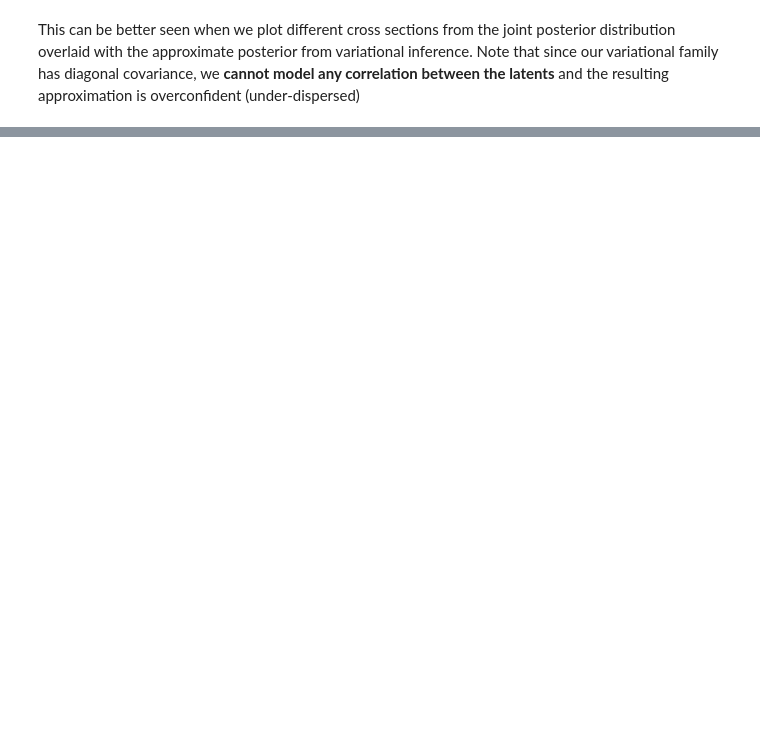
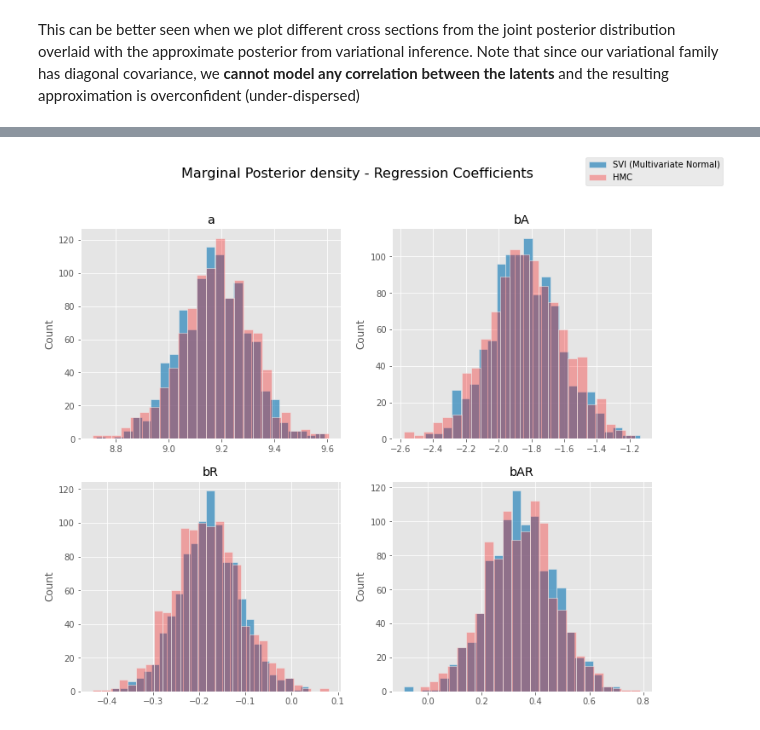
Before and after one commit to drclab/GP_VAE, a Jupyter notebook: drclab/Pyro/svi_2.ipynb, the cells around one changed output, grey strips where cells are left out. Drawn from its saved outputs; the diff is of its cells as text; code cells hidden in the pictures; blank space fills up the shorter version.

```diff
--- a/drclab/Pyro/svi_2.ipynb
+++ b/drclab/Pyro/svi_2.ipynb
@@ -523,0 +598,13 @@ This can be better seen when we plot different cross sections from the joint pos
+# %%
+svi = SVI(
+    model,
+    guide,
+    optim.Adam({"lr":.01}),
+    loss= Trace_ELBO()
+)
+# %%
+pyro.clear_param_store()
+for i in range(5000):
+    elbo = svi.step(is_cont_africa, ruggedness, log_gdp)
+    if i % 500 == 0:
+        logging.info("Elbo loss: {}".format(elbo))
@@ -523,0 +622,20 @@ This can be better seen when we plot different cross sections from the joint pos
+# %%
+predictive = Predictive(model, guide=guide, num_samples=number_samples)
+# %%
+mvn_samples = {
+    k: v.reshape(number_samples).detach().cpu().numpy()
+    for k, v in predictive(log_gdp, is_cont_africa, ruggedness).items()
+    if k != "obs"
+}
+# %%
+fig, axs = plt.subplots(nrows=2, ncols=2, figsize=(12, 10))
+fig.suptitle("Marginal Posterior density - Regression Coefficients", fontsize=16)
+for i, ax in enumerate(axs.reshape(-1)):
+    site = sites[i]
+    sns.histplot(mvn_samples[site], ax=ax, label="SVI (Multivariate Normal)")
+    sns.histplot(hmc_samples[site], ax=ax, color="red", alpha=0.3 ,label="HMC")
+    ax.set_title(site)
+handles, labels = ax.get_legend_handles_labels()
+fig.legend(handles, labels, loc='upper right');
+# %% [output]
+[figure, added]
```
Also changed, not shown: parts of 27 cells of this notebook, 1 other file.
